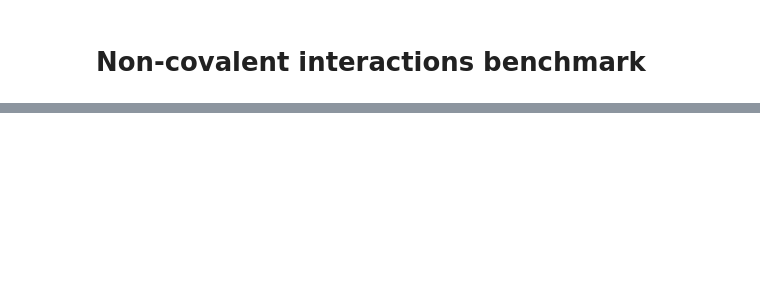
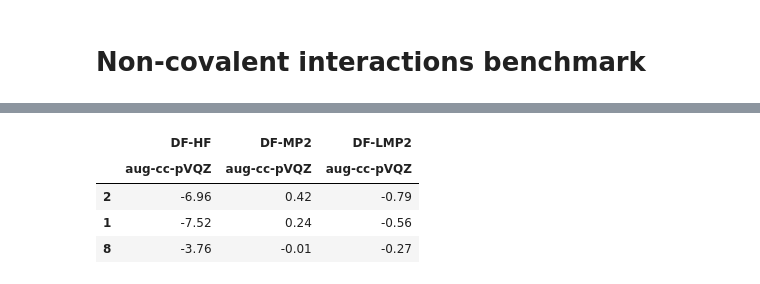
Before and after one commit to molpro/pymolpro, a Jupyter notebook: docs/source/examples/Non-covalent interactions benchmark.ipynb, the cells around one changed output, grey strips where cells are left out. Saved outputs shown, nothing was run; the diff lists cells and outputs as text; code cells hidden in the pictures; blank space fills up the shorter version.

```diff
--- a/docs/source/examples/Non-covalent interactions benchmark.ipynb
+++ b/docs/source/examples/Non-covalent interactions benchmark.ipynb
@@ -66,8 +77,14 @@ KeyError: 'reaction statistics'
 # %%
 tokj = 2625.49963948
 pd.set_option('display.precision', 2)
-method_errors = pymolpro.database.compare([results[method]['aug-cc-pVQZ'] for method in methods], db)[
+method_errors = pymolpro.database.analyse([results[method]['aug-cc-pVQZ'] for method in methods], db)[
                     'reaction energy errors'] * tokj
 method_errors
+# %% [output]
+|  | DF-HF | DF-MP2 | DF-LMP2 |
+|  | aug-cc-pVQZ | aug-cc-pVQZ | aug-cc-pVQZ |
+| 2 | -6.96 | 0.42 | -0.79 |
+| 1 | -7.52 | 0.24 | -0.56 |
+| 8 | -3.76 | -0.01 | -0.27 |
 # %%
 pd.set_option('display.precision', 2)
```
Also changed, not shown: parts of 8 cells of this notebook, 4 other files.
